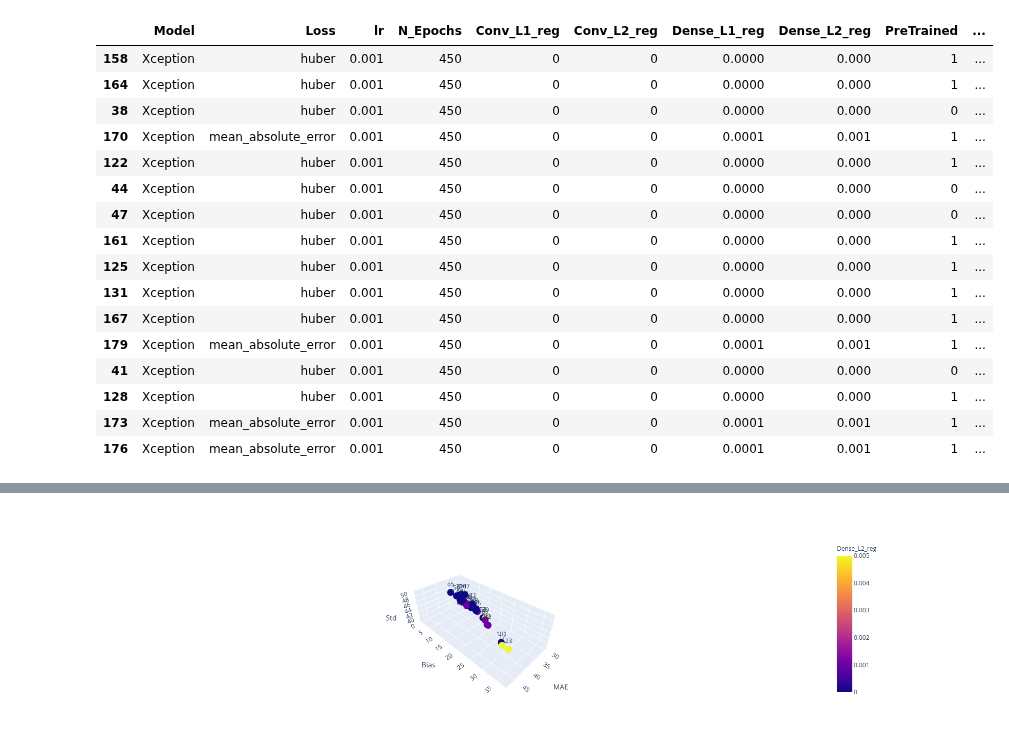
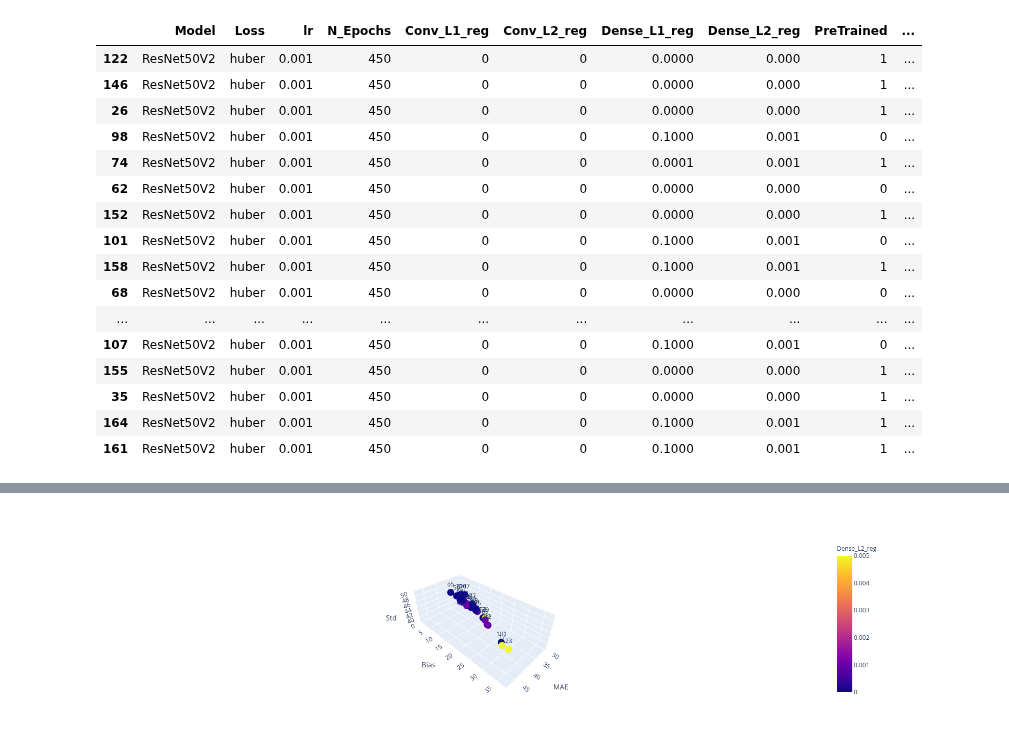
Before and after one commit to andresbecker/master_thesis, a Jupyter notebook: workspace/notebooks/Model_Selection.ipynb, the cells around one changed output, grey strips where cells are left out. Cells and saved outputs as stored; diff of their text form; code cells hidden in the pictures.

```diff
--- a/workspace/notebooks/Model_Selection.ipynb
+++ b/workspace/notebooks/Model_Selection.ipynb
@@ -56,22 +59,22 @@ model_metrics_df[mask].sort_values(by=['MAE', 'Bias', 'Std'])
 # %%
-mask = (model_metrics_df.Set == 'val') & (model_metrics_df.Model == 'Xception')
+mask = (model_metrics_df.Set == 'val') & (model_metrics_df.Model == 'ResNet50V2')
 model_metrics_df[mask].sort_values(by=['MAE', 'Bias', 'Std'])
 # %% [output]
 |  | Model | Loss | lr | N_Epochs | Conv_L1_reg | Conv_L2_reg | Dense_L1_reg | Dense_L2_reg | PreTrained | ... |
-| 158 | Xception | huber | 0.001 | 450 | 0 | 0 | 0.0000 | 0.000 | 1 | ... |
-| 164 | Xception | huber | 0.001 | 450 | 0 | 0 | 0.0000 | 0.000 | 1 | ... |
-| 38 | Xception | huber | 0.001 | 450 | 0 | 0 | 0.0000 | 0.000 | 0 | ... |
-| 170 | Xception | mean_absolute_error | 0.001 | 450 | 0 | 0 | 0.0001 | 0.001 | 1 | ... |
-| 122 | Xception | huber | 0.001 | 450 | 0 | 0 | 0.0000 | 0.000 | 1 | ... |
-| 44 | Xception | huber | 0.001 | 450 | 0 | 0 | 0.0000 | 0.000 | 0 | ... |
-| 47 | Xception | huber | 0.001 | 450 | 0 | 0 | 0.0000 | 0.000 | 0 | ... |
-| 161 | Xception | huber | 0.001 | 450 | 0 | 0 | 0.0000 | 0.000 | 1 | ... |
-| 125 | Xception | huber | 0.001 | 450 | 0 | 0 | 0.0000 | 0.000 | 1 | ... |
-| 131 | Xception | huber | 0.001 | 450 | 0 | 0 | 0.0000 | 0.000 | 1 | ... |
-| 167 | Xception | huber | 0.001 | 450 | 0 | 0 | 0.0000 | 0.000 | 1 | ... |
-| 179 | Xception | mean_absolute_error | 0.001 | 450 | 0 | 0 | 0.0001 | 0.001 | 1 | ... |
-| 41 | Xception | huber | 0.001 | 450 | 0 | 0 | 0.0000 | 0.000 | 0 | ... |
-| 128 | Xception | huber | 0.001 | 450 | 0 | 0 | 0.0000 | 0.000 | 1 | ... |
-| 173 | Xception | mean_absolute_error | 0.001 | 450 | 0 | 0 | 0.0001 | 0.001 | 1 | ... |
-| 176 | Xception | mean_absolute_error | 0.001 | 450 | 0 | 0 | 0.0001 | 0.001 | 1 | ... |
+| 122 | ResNet50V2 | huber | 0.001 | 450 | 0 | 0 | 0.0000 | 0.000 | 1 | ... |
+| 146 | ResNet50V2 | huber | 0.001 | 450 | 0 | 0 | 0.0000 | 0.000 | 1 | ... |
+| 26 | ResNet50V2 | huber | 0.001 | 450 | 0 | 0 | 0.0000 | 0.000 | 1 | ... |
+| 98 | ResNet50V2 | huber | 0.001 | 450 | 0 | 0 | 0.1000 | 0.001 | 0 | ... |
+| 74 | ResNet50V2 | huber | 0.001 | 450 | 0 | 0 | 0.0001 | 0.001 | 1 | ... |
+| 62 | ResNet50V2 | huber | 0.001 | 450 | 0 | 0 | 0.0000 | 0.000 | 0 | ... |
+| 152 | ResNet50V2 | huber | 0.001 | 450 | 0 | 0 | 0.0000 | 0.000 | 1 | ... |
+| 101 | ResNet50V2 | huber | 0.001 | 450 | 0 | 0 | 0.1000 | 0.001 | 0 | ... |
+| 158 | ResNet50V2 | huber | 0.001 | 450 | 0 | 0 | 0.1000 | 0.001 | 1 | ... |
+| 68 | ResNet50V2 | huber | 0.001 | 450 | 0 | 0 | 0.0000 | 0.000 | 0 | ... |
+| ... | ... | ... | ... | ... | ... | ... | ... | ... | ... | ... |
+| 107 | ResNet50V2 | huber | 0.001 | 450 | 0 | 0 | 0.1000 | 0.001 | 0 | ... |
+| 155 | ResNet50V2 | huber | 0.001 | 450 | 0 | 0 | 0.0000 | 0.000 | 1 | ... |
+| 35 | ResNet50V2 | huber | 0.001 | 450 | 0 | 0 | 0.0000 | 0.000 | 1 | ... |
+| 164 | ResNet50V2 | huber | 0.001 | 450 | 0 | 0 | 0.1000 | 0.001 | 1 | ... |
+| 161 | ResNet50V2 | huber | 0.001 | 450 | 0 | 0 | 0.1000 | 0.001 | 1 | ... |
 # %%
```
Also changed, not shown: parts of 5 cells of this notebook.
